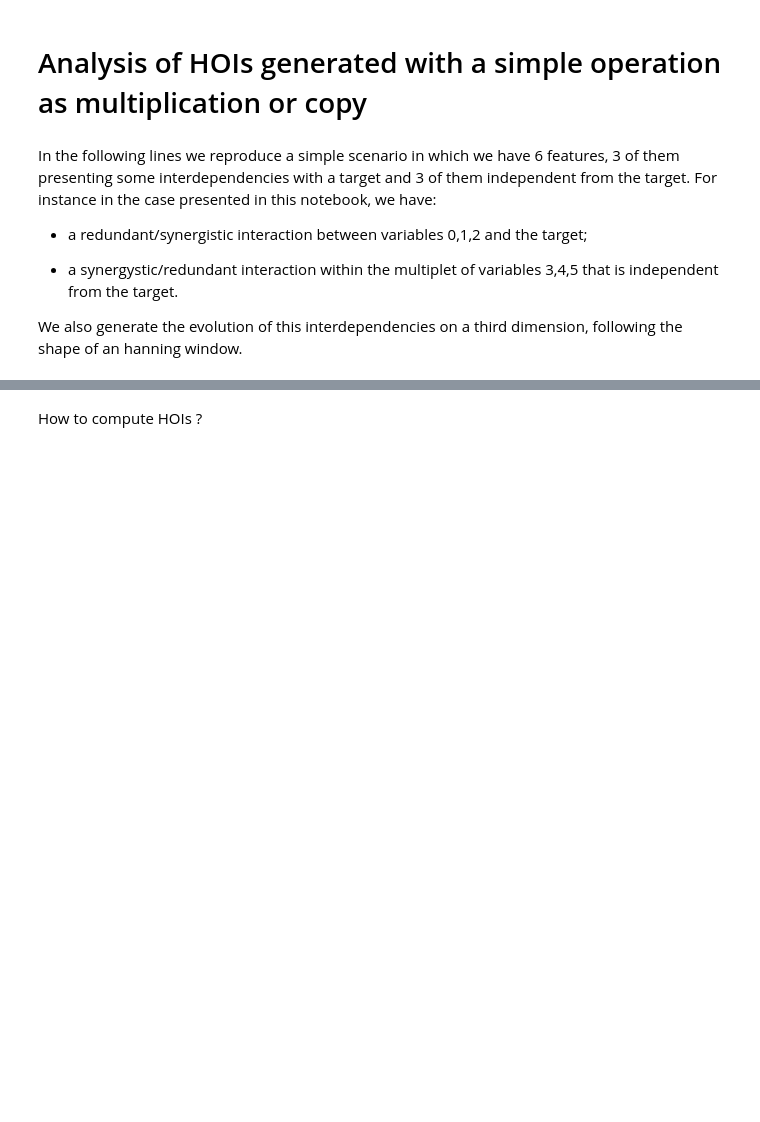
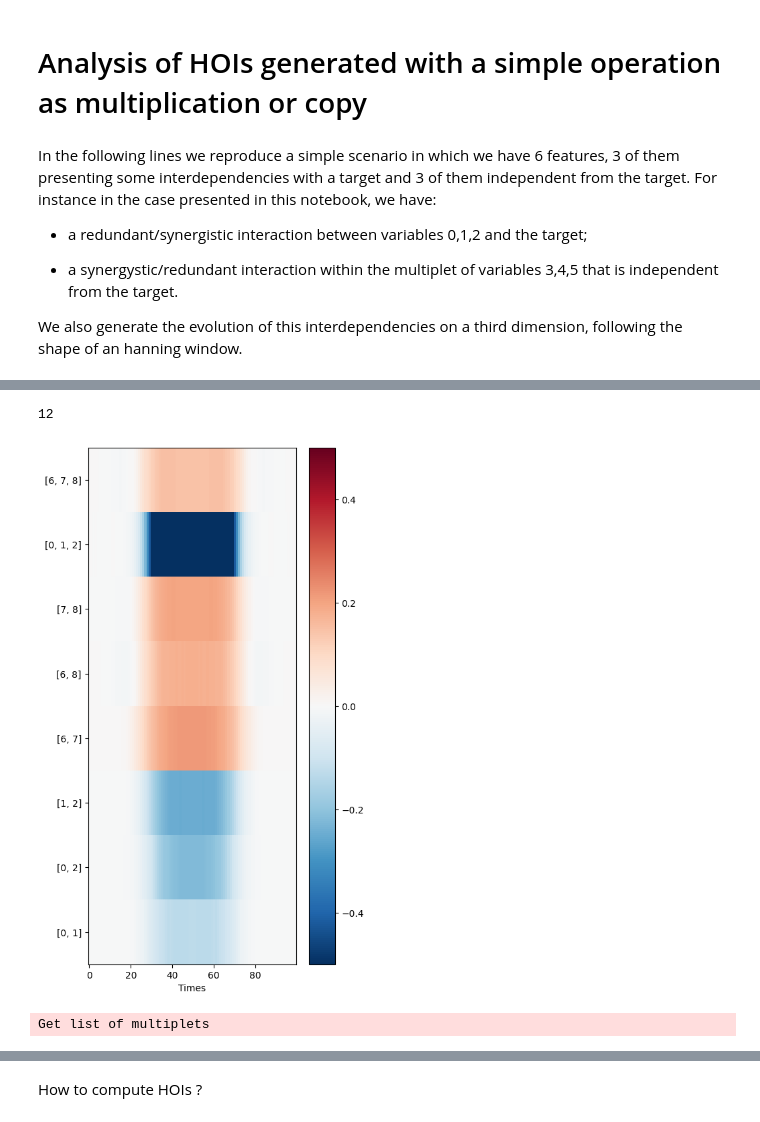
Before and after one commit to brainets/acrho, a Jupyter notebook: notebooks/multivariate_gaussian.ipynb, the cells around one changed output, grey strips where cells are left out. Cells and saved outputs as stored; diff of their text form; code cells hidden in the pictures; blank space fills up the shorter version.

```diff
--- a/notebooks/multivariate_gaussian.ipynb
+++ b/notebooks/multivariate_gaussian.ipynb
@@ -60,0 +72,4 @@ data_features = np.broadcast_to(data[:,:,np.newaxis], (n_samples, n_features, n_
+# %%
+
+#Here we use the function defined in utils to "clean" the higher-order spreading
+goinfo_proc=goinfo_create_fit_correction(data_features, target.T, minsize=2, maxsize=4)
@@ -60,0 +90,29 @@ data_features = np.broadcast_to(data[:,:,np.newaxis], (n_samples, n_features, n_
+# %%
+data_features.shape[1]
+# %% [output]
+12
+# %%
+vmin, vmax = -0.5,0.5
+
+variables=np.arange(100)
+plt.figure(figsize=(5,10))
+index=np.where(np.sum(np.abs(goinfo_proc), axis=1)>1.2)[0]
+plt.pcolormesh(
+    variables, np.array([comb[:-9] + "]" for comb in list_multiplets])[index], goinfo_proc[index, :], cmap='RdBu_r', vmin=vmin, vmax=vmax
+)
+
+plt.colorbar()
+plt.xlabel('Times')
+plt.show()
+plt.close()
+# %% [output]
+[figure, added]
+# %%
+model=hoi.metrics.Oinfo(data_features, y=target.T)
+combos=model.get_combinations(minsize=2, maxsize=6)[0]
+list_indices=[[int(c) for c in comb if c != -1] for comb in combos]
+list_multiplets=[str([int(i) for i in comb]) for comb in list_indices]
+nodes=np.arange(12)
+central_results=centrality_nodes(goinfo_proc, nodes, list_indices)
+# %% [output]
+Get list of multiplets
```
Also changed, not shown: parts of 30 cells of this notebook, 6 other files.
